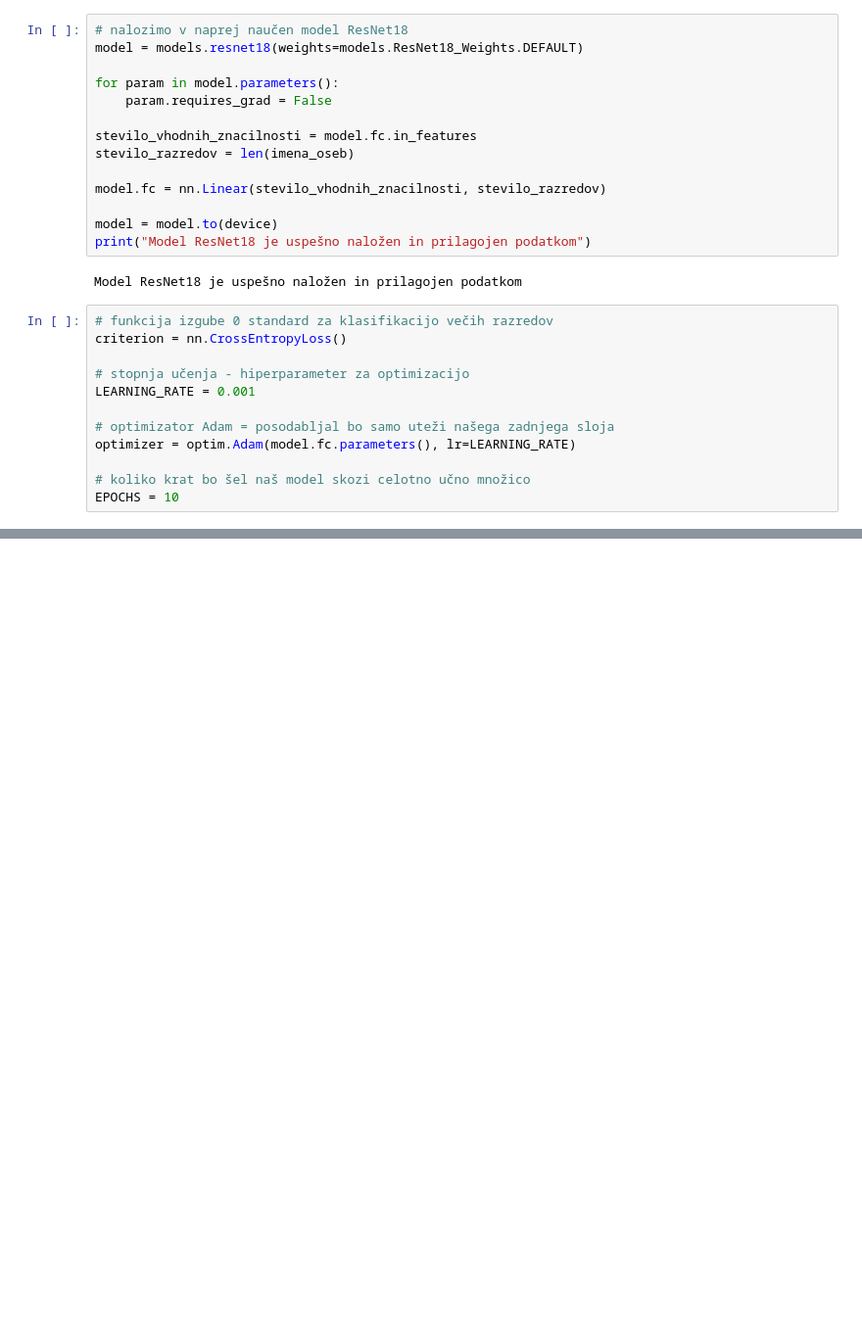
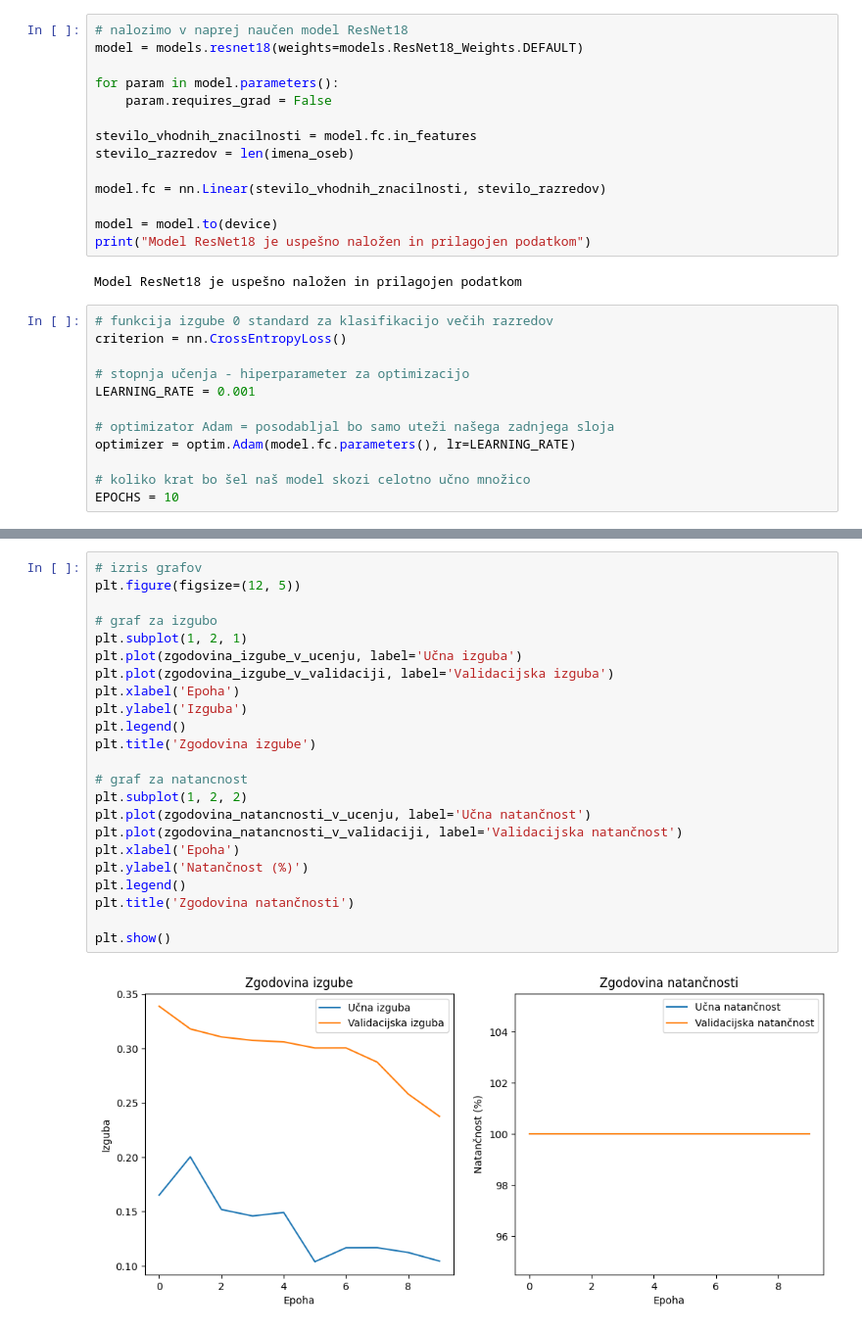
Before and after one commit to pametni-paketnik/paketnik, a Jupyter notebook: ORV/model_ucenje.ipynb, the cells around one changed output, grey strips where cells are left out. Shown at 98% size. Cells and saved outputs as stored; diff of their text form; blank space fills up the shorter version.

Commit message:
Izris grafov izgube in natančnosti učenja

```diff
--- a/ORV/model_ucenje.ipynb
+++ b/ORV/model_ucenje.ipynb
@@ -177,2 +177,27 @@ Epoha [10/10] -> Učna Izguba: 0.4192 | Val Izguba: 0.6871 | Val Natančnost: 66
 ==================================================
 Učenje končano!
+# %%
+# izris grafov
+plt.figure(figsize=(12, 5))
+
+# graf za izgubo
+plt.subplot(1, 2, 1)
+plt.plot(zgodovina_izgube_v_ucenju, label='Učna izguba')
+plt.plot(zgodovina_izgube_v_validaciji, label='Validacijska izguba')
+plt.xlabel('Epoha')
+plt.ylabel('Izguba')
+plt.legend()
+plt.title('Zgodovina izgube')
+
+# graf za natancnost
+plt.subplot(1, 2, 2)
+plt.plot(zgodovina_natancnosti_v_ucenju, label='Učna natančnost')
+plt.plot(zgodovina_natancnosti_v_validaciji, label='Validacijska natančnost')
+plt.xlabel('Epoha')
+plt.ylabel('Natančnost (%)')
+plt.legend()
+plt.title('Zgodovina natančnosti')
+
+plt.show()
+# %% [output]
+[figure, added]
```
Also changed, not shown: parts of 1 cell of this notebook.
